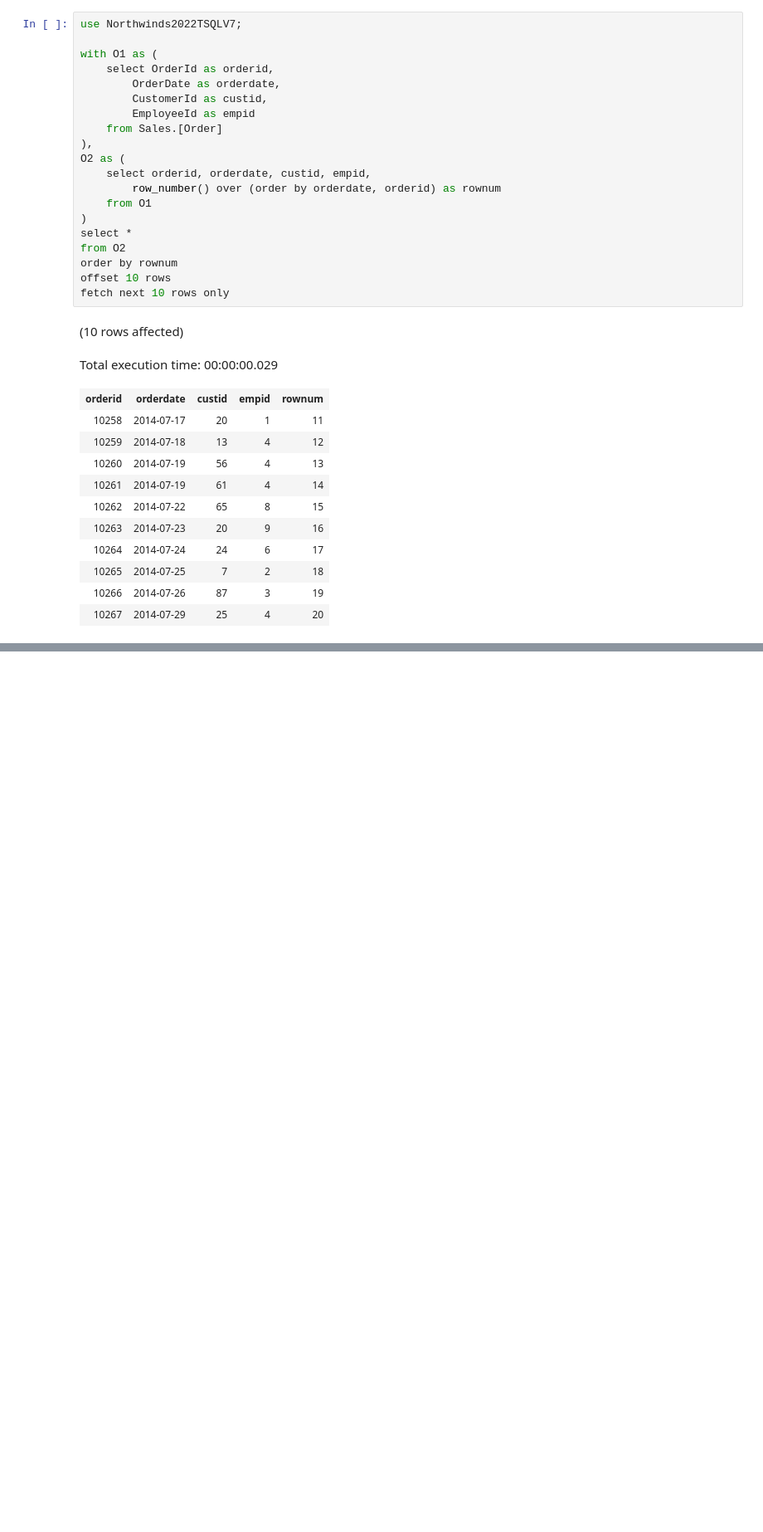
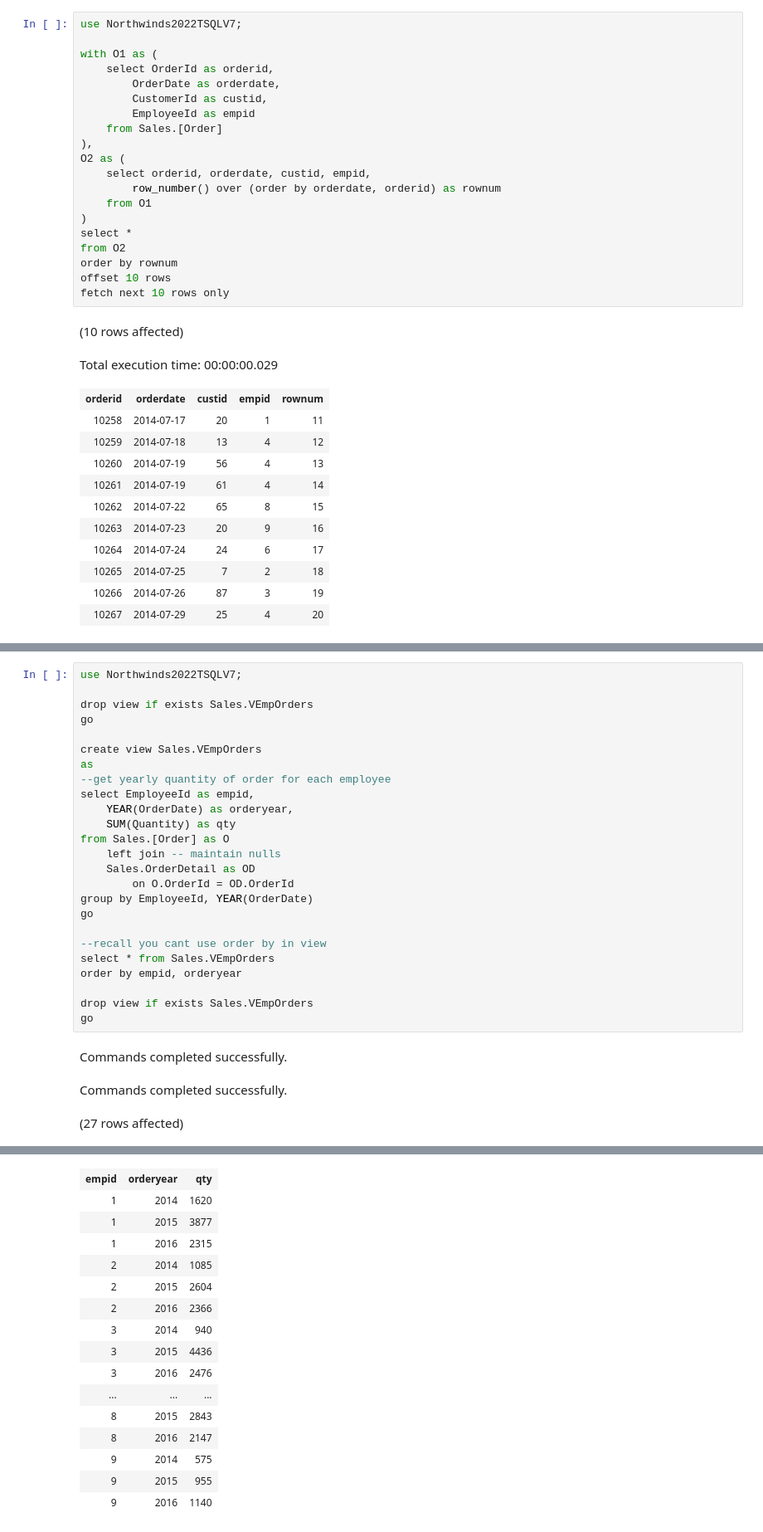
Before and after one commit to ryanmohamed/tsql_hw3, a Jupyter notebook: chapter5_exercises.ipynb, the cells around one changed output, grey strips where cells are left out. Shown at 83% size. Drawn from its saved outputs; the diff is of its cells as text; blank space fills up the shorter version.

```diff
--- a/chapter5_exercises.ipynb
+++ b/chapter5_exercises.ipynb
@@ -216,0 +251,29 @@ Total execution time: 00:00:00.029
+# %%
+use Northwinds2022TSQLV7;
+
+drop view if exists Sales.VEmpOrders
+go
+
+create view Sales.VEmpOrders
+as
+--get yearly quantity of order for each employee
+select EmployeeId as empid,
+    YEAR(OrderDate) as orderyear,
+    SUM(Quantity) as qty
+from Sales.[Order] as O
+    left join -- maintain nulls
+    Sales.OrderDetail as OD
+        on O.OrderId = OD.OrderId
+group by EmployeeId, YEAR(OrderDate)
+go
+
+--recall you cant use order by in view
+select * from Sales.VEmpOrders
+order by empid, orderyear
+
+drop view if exists Sales.VEmpOrders
+go
+# %% [output]
+Commands completed successfully.
+Commands completed successfully.
+(27 rows affected)
@@ -216,0 +281,16 @@ Total execution time: 00:00:00.029
+| empid | orderyear | qty |
+| 1 | 2014 | 1620 |
+| 1 | 2015 | 3877 |
+| 1 | 2016 | 2315 |
+| 2 | 2014 | 1085 |
+| 2 | 2015 | 2604 |
+| 2 | 2016 | 2366 |
+| 3 | 2014 | 940 |
+| 3 | 2015 | 4436 |
+| 3 | 2016 | 2476 |
+| ... | ... | ... |
+| 8 | 2015 | 2843 |
+| 8 | 2016 | 2147 |
+| 9 | 2014 | 575 |
+| 9 | 2015 | 955 |
+| 9 | 2016 | 1140 |
```
Also changed, not shown: parts of 8 cells of this notebook, 1 other file.
